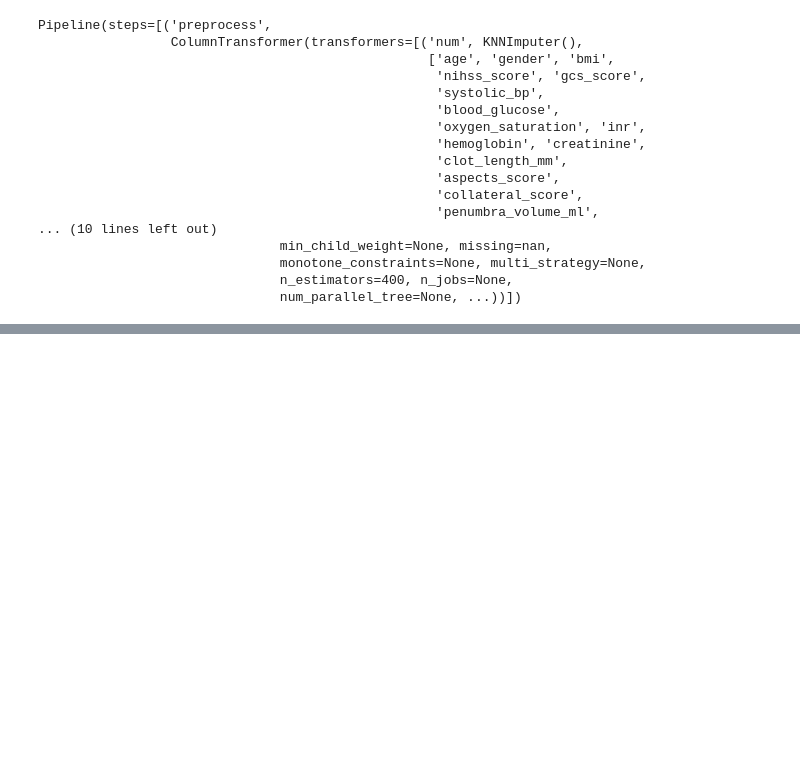
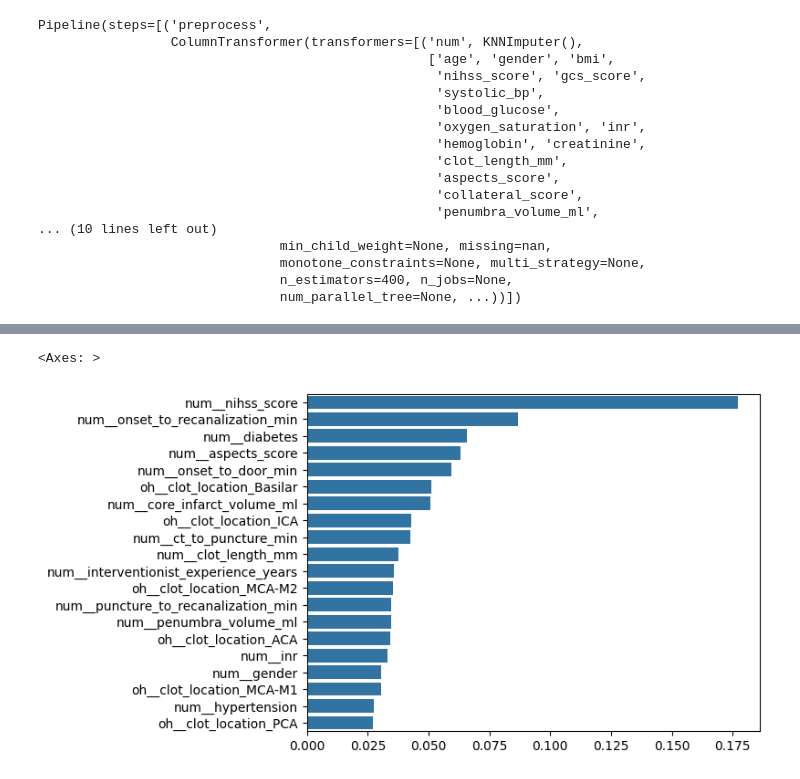
Before and after one commit to semingrai/snaibcell, a Jupyter notebook: wau.ipynb, the cells around one changed output, grey strips where cells are left out. Drawn from its saved outputs; the diff is of its cells as text; code cells hidden in the pictures; blank space fills up the shorter version.

```diff
--- a/wau.ipynb
+++ b/wau.ipynb
@@ -47,7 +117,7 @@ X = df[features]
 Y = df.functional_independence
 # %%
 from sklearn.model_selection import train_test_split
-X_train, X_valid, Y_train, Y_valid = train_test_split(X, Y, train_size=0.8, test_size=0.2, random_state=0)
+X_train, X_valid, Y_train, Y_valid = train_test_split(X, Y, train_size=0.7, test_size=0.3, random_state=0)
 # %%
 categorical_cols = [i for i in X_train.columns if X_train[i].dtype == 'object']
 numerical_cols = [i for i in X_train.columns if X_train[i].dtype in ['float64', 'int64']]
@@ -107,16 +177,15 @@ print(accuracy_score(Y_valid, pred1)*100)
 # %%
-from sklearn.feature_selection import mutual_info_regression
+from sklearn.feature_selection import mutual_info_classif
 def mutal_info(X, Y):
     imp = SimpleImputer(strategy='most_frequent')
-    X = X_train[cols]
-    for i in X_train.select_dtypes('object'):
-        X_train[i], _ = X_train[i].factorize()
+    X = X.copy()
+    for i in X.select_dtypes('object'):
+        X[i], _ = X[i].factorize()
     X = pd.DataFrame(imp.fit_transform(X), columns=X.columns)
     discrete_features = X.dtypes == int
-    info = mutual_info_regression(X, Y, discrete_features=discrete_features)
-    info = pd.Series(info, name='mutual_info', index = X.columns)
-    info = info.sort_values(ascending=False)
-    return info
+    info = mutual_info_classif(X, Y, discrete_features=discrete_features)
+    info = pd.Series(info, name='mutual_info', index=X.columns)
+    return info.sort_values(ascending=False)
 # %%
 mi_scores = mutal_info(X_train[cols], Y_train)
 weak_mi_scores = mi_scores[mi_scores == 0].index.to_list()
@@ -142,9 +197,9 @@ model2 = Pipeline(steps=[
     ('preprocessing', model_pipeline(numerical_cols, categorical_cols)),
     ('model', XGBClassifier(n_estimators=400, learning_rate=0.05))
 ])
-X_train = X_train[my_cols1]
+X_train2 = X_train[my_cols1]
 valid_X1 = X_valid[my_cols1]
-model2.fit(X_train, Y_train)
+model2.fit(X_train2, Y_train)
 # %% [output]
 Pipeline(steps=[('preprocessing',
                  ColumnTransformer(transformers=[('num', KNNImputer(),
@@ -174,0 +230,12 @@ print(accuracy_score(Y_valid, pred)*100)
+# %%
+# After fitting, check XGBoost's own importance
+importance = pd.Series(
+    model2.named_steps['model'].feature_importances_,
+    index=model2.named_steps['preprocessing'].get_feature_names_out()
+).sort_values(ascending=False)
+# %%
+importance[::3]
+sns.barplot(data=importance, orient='h')
+# %% [output]
+<Axes: >
+[figure, added]
```
Also changed, not shown: parts of 7 cells of this notebook.
